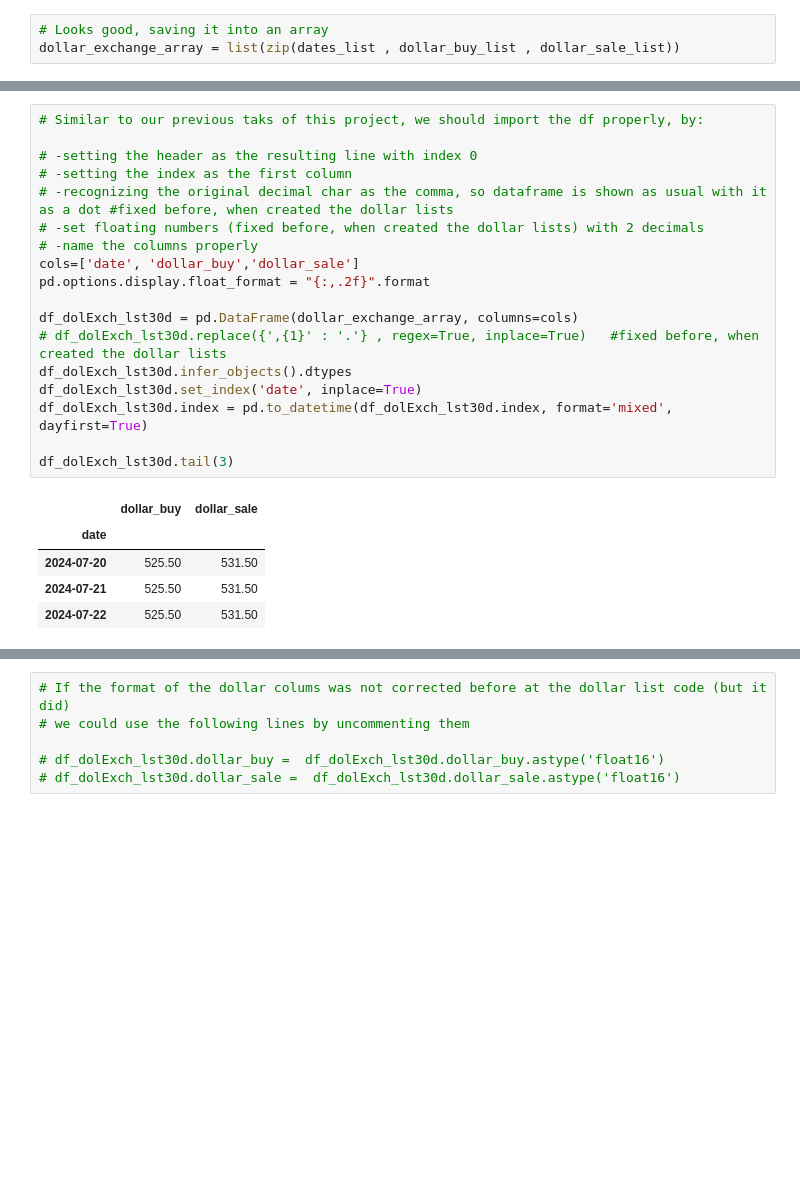
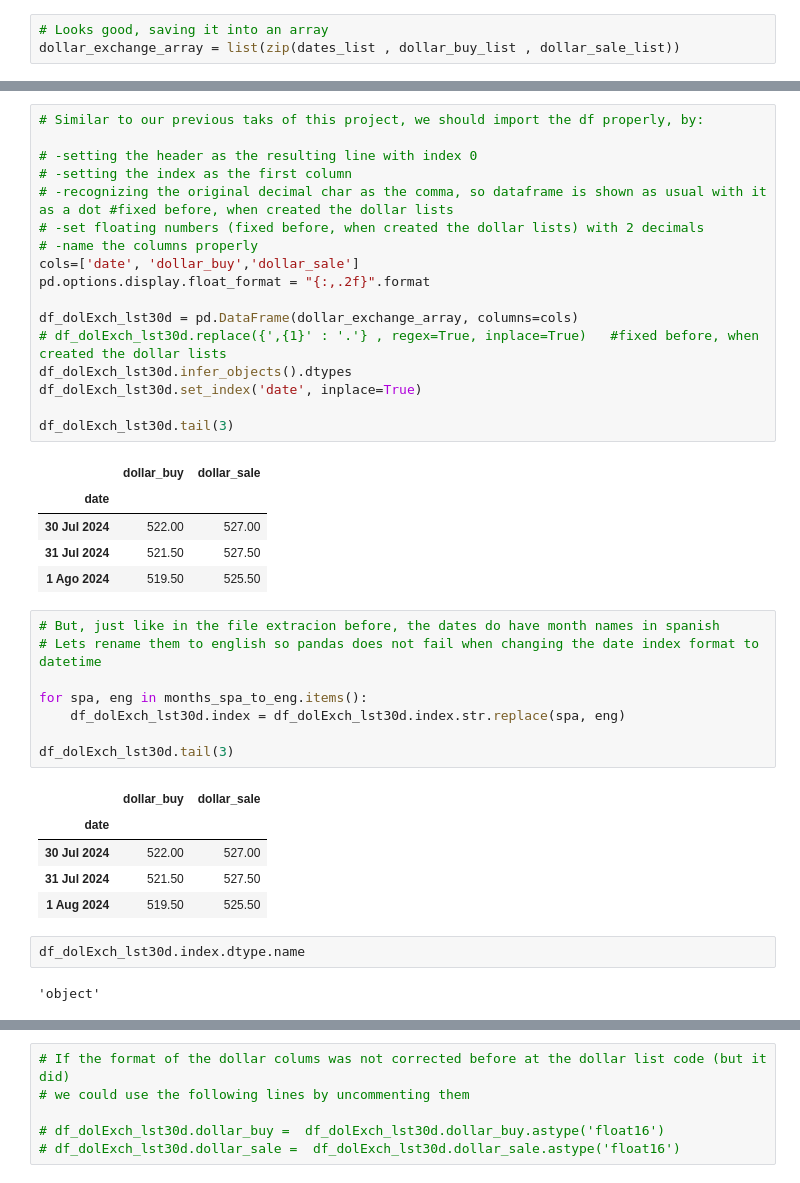
Before and after one commit to lemilosm/bccr_dollar_exch_rate_hist_webscr, a Jupyter notebook: bccr_dollar_exchange_rate_history_webscraping.ipynb, the cells around one changed output, grey strips where cells are left out. Cells and saved outputs as stored; diff of their text form; blank space fills up the shorter version.

```diff
--- a/bccr_dollar_exchange_rate_history_webscraping.ipynb
+++ b/bccr_dollar_exchange_rate_history_webscraping.ipynb
@@ -977,12 +1006,29 @@ df_dolExch_lst30d = pd.DataFrame(dollar_exchange_array, columns=cols)
 # df_dolExch_lst30d.replace({',{1}' : '.'} , regex=True, inplace=True)   #fixed before, when created the dollar lists
 df_dolExch_lst30d.infer_objects().dtypes
 df_dolExch_lst30d.set_index('date', inplace=True)
-df_dolExch_lst30d.index = pd.to_datetime(df_dolExch_lst30d.index, format='mixed', dayfirst=True)
 
 df_dolExch_lst30d.tail(3)
 # %% [output]
 |  | dollar_buy | dollar_sale |
 | date |  |  |
-| 2024-07-20 | 525.50 | 531.50 |
-| 2024-07-21 | 525.50 | 531.50 |
-| 2024-07-22 | 525.50 | 531.50 |
+| 30 Jul 2024 | 522.00 | 527.00 |
+| 31 Jul 2024 | 521.50 | 527.50 |
+| 1 Ago 2024 | 519.50 | 525.50 |
+# %%
+# But, just like in the file extracion before, the dates do have month names in spanish
+# Lets rename them to english so pandas does not fail when changing the date index format to datetime
+
+for spa, eng in months_spa_to_eng.items():
+    df_dolExch_lst30d.index = df_dolExch_lst30d.index.str.replace(spa, eng)
+
+df_dolExch_lst30d.tail(3)
+# %% [output]
+|  | dollar_buy | dollar_sale |
+| date |  |  |
+| 30 Jul 2024 | 522.00 | 527.00 |
+| 31 Jul 2024 | 521.50 | 527.50 |
+| 1 Aug 2024 | 519.50 | 525.50 |
+# %%
+df_dolExch_lst30d.index.dtype.name
+# %% [output]
+'object'
```
Also changed, not shown: parts of 60 cells of this notebook, 2 other files.
